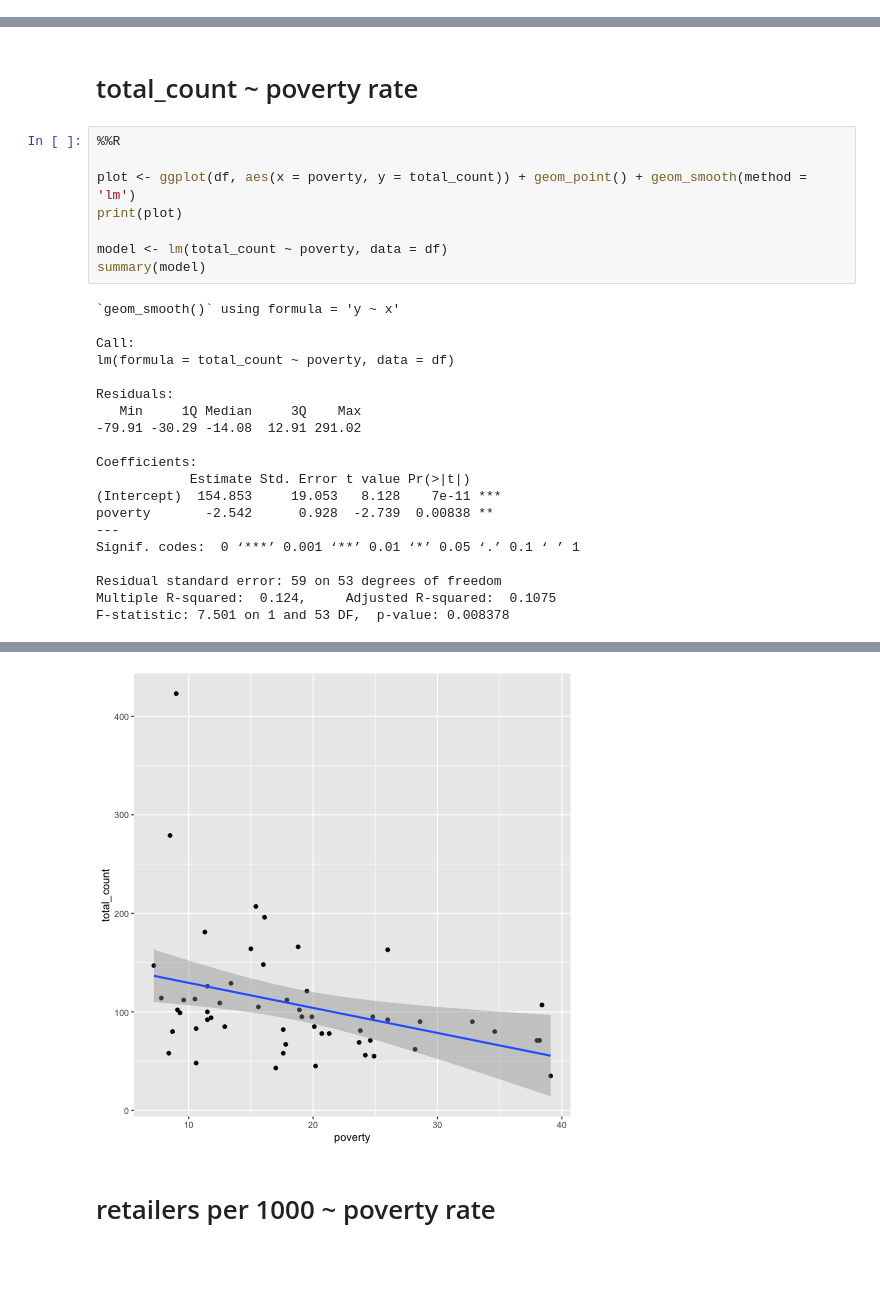
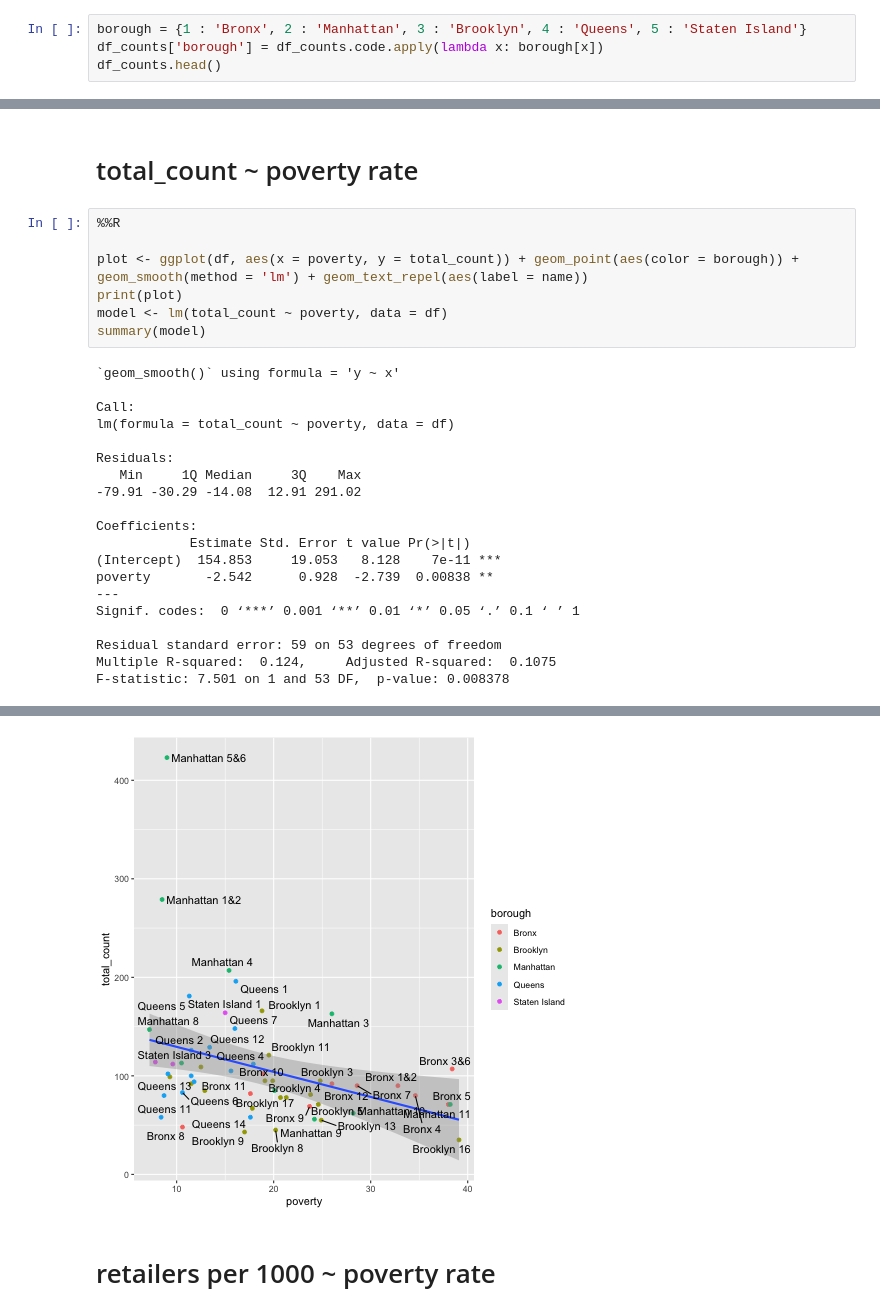
Before and after one commit to dlaiu/smoke-shops-regression, a Jupyter notebook: regression-cb.ipynb, the cells around one changed output, grey strips where cells are left out. Saved outputs shown, nothing was run; the diff lists cells and outputs as text; blank space fills up the shorter version.

```diff
--- a/regression-cb.ipynb
+++ b/regression-cb.ipynb
@@ -92,3 +92,7 @@ df_counts.head()
 | 2 | 1 | Bronx 11 | 55 | 60 | 0 | ... |
 | 3 | 1 | Bronx 12 | 66 | 64 | 2 | ... |
 | 4 | 1 | Bronx 3&6 | 103 | 91 | 12 | ... |
+# %%
+borough = {1 : 'Bronx', 2 : 'Manhattan', 3 : 'Brooklyn', 4 : 'Queens', 5 : 'Staten Island'}
+df_counts['borough'] = df_counts.code.apply(lambda x: borough[x])
+df_counts.head()
@@ -299,9 +327,8 @@ F-statistic: 19.34 on 1 and 53 DF,  p-value: 5.305e-05
 # %%
 %%R
 
-plot <- ggplot(df, aes(x = poverty, y = total_count)) + geom_point() + geom_smooth(method = 'lm')
+plot <- ggplot(df, aes(x = poverty, y = total_count)) + geom_point(aes(color = borough)) + geom_smooth(method = 'lm') + geom_text_repel(aes(label = name))
 print(plot)
-
 model <- lm(total_count ~ poverty, data = df)
 summary(model)
 # %% [output]
@@ -327,4 +356,4 @@ F-statistic: 7.501 on 1 and 53 DF,  p-value: 0.008378
-[figure, old version]
+[figure, new version]
 # %% [markdown]
 # retailers per 1000 ~ poverty rate
 # %%
```
Also changed, not shown: parts of 17 cells of this notebook, 3 other files.
